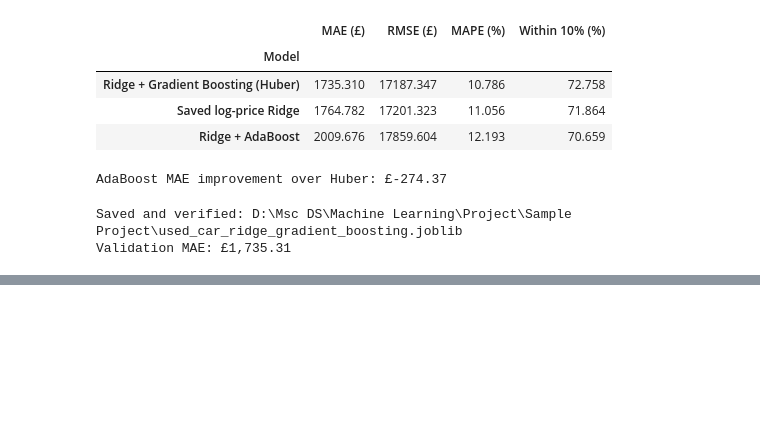
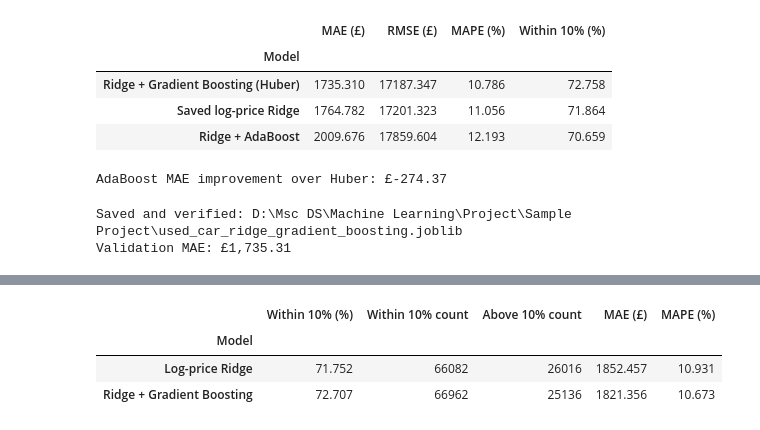
Before and after one commit to KevalPatodiya/ML_Project, a Jupyter notebook: linear_regression.ipynb, the cells around one changed output, grey strips where cells are left out. Drawn from its saved outputs; the diff is of its cells as text; code cells hidden in the pictures; blank space fills up the shorter version.

```diff
--- a/linear_regression.ipynb
+++ b/linear_regression.ipynb
@@ -1001,0 +1313,86 @@ Validation MAE: £1,735.31
+# %%
+from pathlib import Path
+
+import joblib
+import numpy as np
+import pandas as pd
+from IPython.display import display
+
+PROJECT_DIR = Path(r"D:\Msc DS\Machine Learning\Project\Sample Project")
+TEST_PATH = PROJECT_DIR / "test.csv"
+MODEL_PATH = PROJECT_DIR / "used_car_ridge_gradient_boosting.joblib"
+# If you saved the model elsewhere, use the absolute path from the save cell.
+
+bundle = joblib.load(MODEL_PATH)
+test_raw = pd.read_csv(TEST_PATH)
+
+# Apply the same listing filters as training.
+eligible = (
+    test_raw["condition"].eq("Used")
+    & test_raw["reg_year"].notna()
+    & (test_raw["previous_owners"].isna() | test_raw["previous_owners"].lt(8))
+)
+
+# Within-10% scoring requires a positive actual asking price.
+test = test_raw.loc[eligible & test_raw["price_gbp"].gt(0)].copy()
+if test.empty:
+    raise ValueError("No eligible test listings have a positive asking price.")
+
+# Recreate the model inputs from the raw columns.
+co2 = (test["co2_gkm"] * 1.609344).round()
+test["co2_gmile"] = co2.mask(co2.isin([1608, 2092]))
+test["power_hp"] = test["power_hp"].mask(test["power_hp"].le(0))
+
+for column in ["doors", "seats"]:
+    test[column] = test[column].mask(test[column].lt(2))
+
+categorical_columns = [
+    "make", "model", "version", "fuel", "transmission", "body_type",
+    "body_color", "drivetrain", "emission_class", "seller_type",
+    "seller_city", "seller_county",
+]
+
+for column in categorical_columns:
+    test[column] = (
+        test[column].str.strip()
+        .replace({"": "Unknown", "Unlisted": "Unknown"})
+        .fillna("Unknown")
+    )
+
+test["log_mileage"] = np.log1p(test["mileage_miles"])
+test["make_model"] = test["make"] + " | " + test["model"]
+
+X_test = test.loc[:, bundle["feature_columns"]]
+actual = test["price_gbp"].to_numpy()
+
+ridge_prediction = bundle["base_model"].predict(X_test)
+correction = bundle["correction_model"].predict(X_test)
+ensemble_prediction = ridge_prediction + bundle["correction_weight"] * correction
+
+tolerance = 0.10 * actual
+ridge_hits = np.abs(actual - ridge_prediction) <= tolerance
+ensemble_hits = np.abs(actual - ensemble_prediction) <= tolerance
+
+results = []
+for name, predicted, hits in [
+    ("Log-price Ridge", ridge_prediction, ridge_hits),
+    ("Ridge + Gradient Boosting", ensemble_prediction, ensemble_hits),
+]:
+    absolute_error = np.abs(actual - predicted)
+    results.append({
+        "Model": name,
+        "Within 10% (%)": 100 * hits.mean(),
+        "Within 10% count": int(hits.sum()),
+        "Above 10% count": int((~hits).sum()),
+        "MAE (£)": absolute_error.mean(),
+        "MAPE (%)": 100 * (absolute_error / actual).mean(),
+    })
+
+print(f"Scored {len(test):,} of {len(test_raw):,} test listings.")
+display(pd.DataFrame(results).set_index("Model").round(3))
+
+gain = 100 * (ensemble_hits.mean() - ridge_hits.mean())
+print(f"Change from the correction: {gain:+.3f} percentage points")
+print(f"Moved within 10%: {(ensemble_hits & ~ridge_hits).sum():,}")
+print(f"Moved outside 10%: {(ridge_hits & ~ensemble_hits).sum():,}")
+# %% [output]
@@ -1001,0 +1400,4 @@ Validation MAE: £1,735.31
+|  | Within 10% (%) | Within 10% count | Above 10% count | MAE (£) | MAPE (%) |
+| Model |  |  |  |  |  |
+| Log-price Ridge | 71.752 | 66082 | 26016 | 1852.457 | 10.931 |
+| Ridge + Gradient Boosting | 72.707 | 66962 | 25136 | 1821.356 | 10.673 |
```
Also changed, not shown: parts of 9 cells of this notebook.
